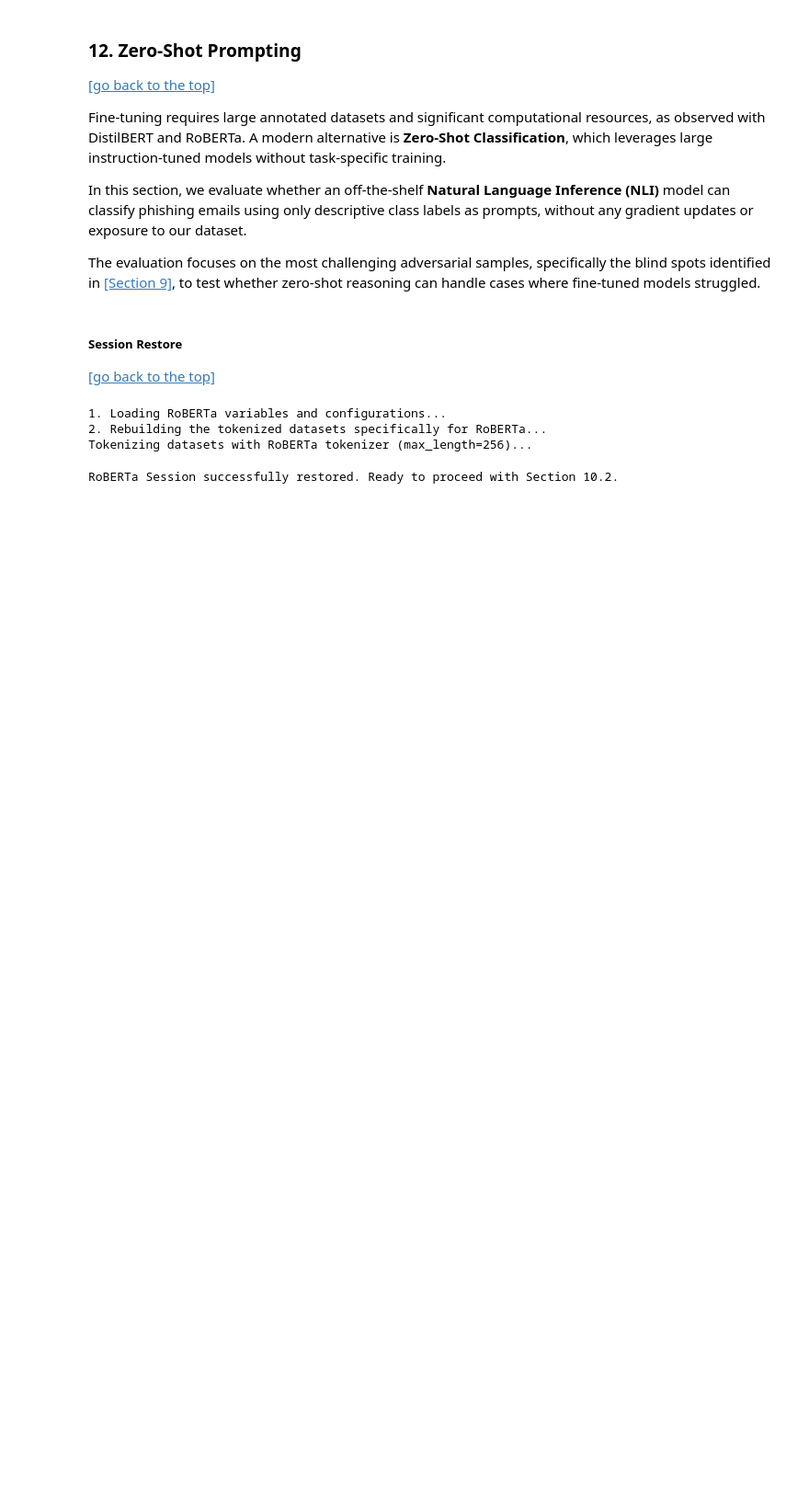
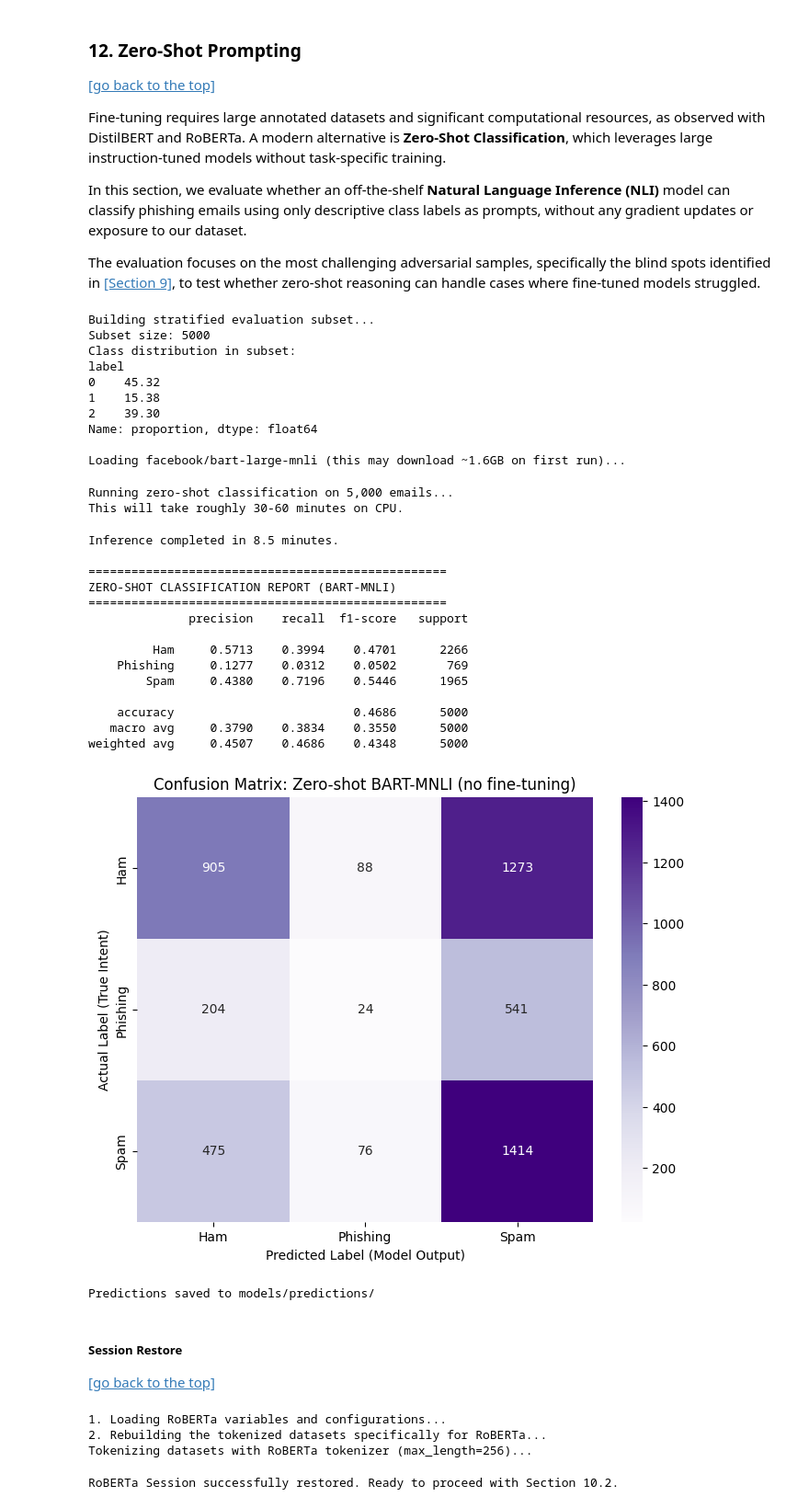
Before and after one commit to Alejandro-131004/Natural-Language-Processing, a Jupyter notebook: Project_2.ipynb, the cells around one changed output. Shown at 92% size. Drawn from its saved outputs; the diff is of its cells as text; code cells hidden in the pictures; blank space fills up the shorter version.

```diff
--- a/Project_2.ipynb
+++ b/Project_2.ipynb
@@ -1457,6 +1595,7 @@ The evaluation focuses on the most challenging adversarial samples, specifically
 # 12.1 Zero-Shot Classification using Hugging Face Pipeline (Quantitative)
 # ===========================================================================
 # 1. Build a stratified 5000-email subset of the test set
+import  time, tqdm
 print("Building stratified evaluation subset...")
 # Assuming X_test and y_test are available in your environment from previous splits
 test_df = pd.DataFrame({
@@ -1484,7 +1623,7 @@ print("\nLoading facebook/bart-large-mnli (this may download ~1.6GB on first run
 zero_shot_classifier = pipeline(
     "zero-shot-classification",
     model="facebook/bart-large-mnli",
-    device=-1   # force CPU; change to 0 if you have a GPU
+    device=-0   # force CPU; change to 0 if you have a GPU
 )
 
 # 3. Define candidate labels with descriptive hypotheses
@@ -1510,7 +1649,7 @@ print("This will take roughly 30-60 minutes on CPU.\n")
 predictions_zero_shot = []
 start_time = time.time()
 
-for text in tqdm(zero_shot_subset['text'].values, desc="Classifying"):
+for text in tqdm.tqdm(zero_shot_subset['text'].values, desc="Classifying"):
     # Use Hugging Face's native token-level truncation instead of slicing strings manually
     result = zero_shot_classifier(
         str(text),
@@ -1526,37 +1665,66 @@ for text in tqdm(zero_shot_subset['text'].values, desc="Classifying"):
 elapsed_min = (time.time() - start_time) / 60
 print(f"\nInference completed in {elapsed_min:.1f} minutes.")
 
 
 # 5. Evaluate
 y_true_zs = zero_shot_subset['label'].values
 y_pred_zs = np.array(predictions_zero_shot)
 
 # Define target_names to prevent NameError during evaluation
 target_names = ["Ham", "Phishing", "Spam"]
 
 print("\n" + "=" * 50)
 print("ZERO-SHOT CLASSIFICATION REPORT (BART-MNLI)")
 print("=" * 50)
 print(classification_report(y_true_zs, y_pred_zs, target_names=target_names, digits=4))
 
 
 # 6. Confusion matrix
 cm_zs = confusion_matrix(y_true_zs, y_pred_zs)
 
 plt.figure(figsize=(8, 6))
 sns.heatmap(cm_zs, annot=True, fmt='d', cmap='Purples',
             xticklabels=target_names, yticklabels=target_names)
 plt.title('Confusion Matrix: Zero-shot BART-MNLI (no fine-tuning)')
 plt.ylabel('Actual Label (True Intent)')
 plt.xlabel('Predicted Label (Model Output)')
 plt.show()
 
 
 # 7. Save predictions for later cross-comparison
-os.makedirs('artifacts/predictions', exist_ok=True)
-np.save('artifacts/predictions/y_pred_zero_shot_bart.npy', y_pred_zs)
-np.save('artifacts/predictions/y_true_zero_shot_subset.npy',  y_true_zs)
-print("\nPredictions saved to artifacts/predictions/")
+os.makedirs('models/predictions', exist_ok=True)
+np.save('models/predictions/y_pred_zero_shot_bart.npy', y_pred_zs)
+np.save('models/predictions/y_true_zero_shot_subset.npy',  y_true_zs)
+print("\nPredictions saved to models/predictions/")
+# %% [output]
+Building stratified evaluation subset...
+Subset size: 5000
+Class distribution in subset:
+label
+0    45.32
+1    15.38
+2    39.30
+Name: proportion, dtype: float64
+
+Loading facebook/bart-large-mnli (this may download ~1.6GB on first run)...
+Running zero-shot classification on 5,000 emails...
+This will take roughly 30-60 minutes on CPU.
+Inference completed in 8.5 minutes.
+
+==================================================
+ZERO-SHOT CLASSIFICATION REPORT (BART-MNLI)
+==================================================
+              precision    recall  f1-score   support
+
+         Ham     0.5713    0.3994    0.4701      2266
+    Phishing     0.1277    0.0312    0.0502       769
+        Spam     0.4380    0.7196    0.5446      1965
+
+    accuracy                         0.4686      5000
+   macro avg     0.3790    0.3834    0.3550      5000
+weighted avg     0.4507    0.4686    0.4348      5000
+[figure, added]
+Predictions saved to models/predictions/
 # %% [markdown]
 ##### Session Restore
 [[go back to the top]](#table-of-contents)
```
Also changed, not shown: parts of 21 cells of this notebook.
